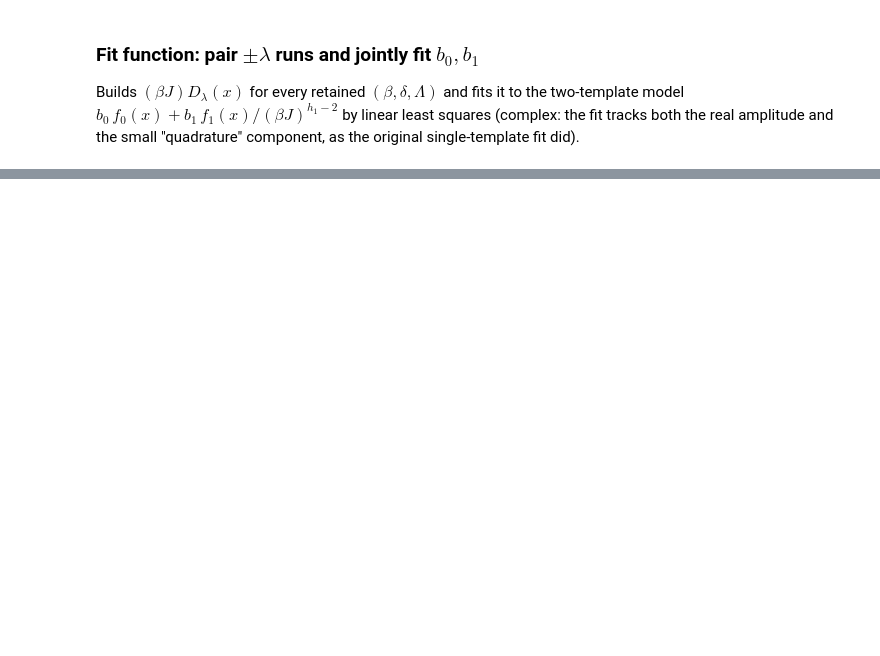
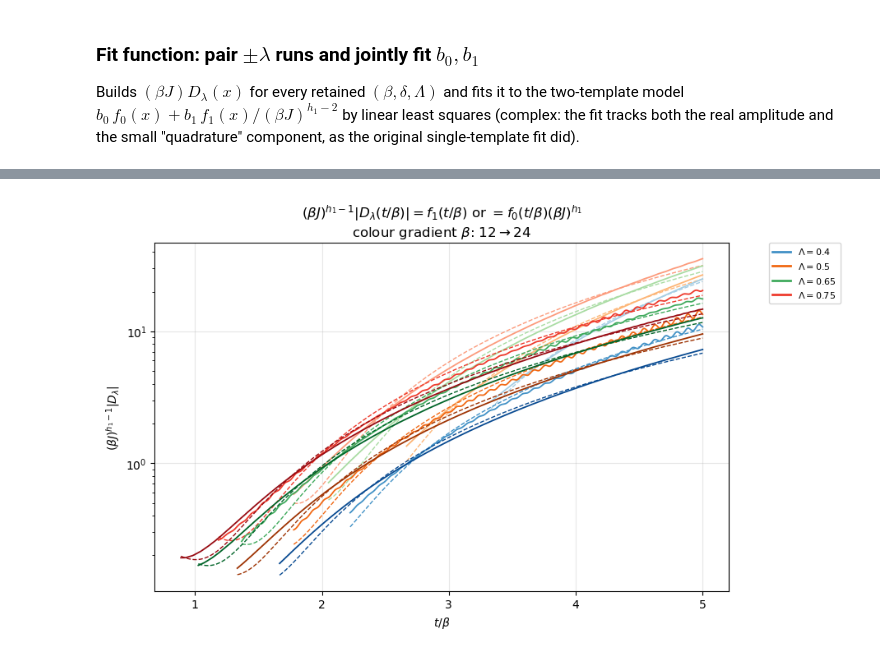
Before and after one commit to meabhallen/sykquench, a Jupyter notebook: syk_realtime_kernel.ipynb, the cells around one changed output, grey strips where cells are left out. Cells and saved outputs as stored; diff of their text form; code cells hidden in the pictures; blank space fills up the shorter version.

```diff
--- a/syk_realtime_kernel.ipynb
+++ b/syk_realtime_kernel.ipynb
@@ -784,3 +795,13 @@ df_kernel_odd = build_kernel_odd_response(
+# %%
+df_kernel_odd = build_kernel_odd_response(
+    beta_keep=beta_keep_kernel,
+    lambda_keep=lambda_keep,
+    delta_keep=delta_keep,
+    cutoff_keep=cutoff_keep,
+    beta_rescale=1
+)
+# %% [output]
+[figure, added]
 # %%
 # Rescaled by (beta J)^(h1-2) so that -- if the fit is good -- what's left
 # is ~ b1*f_1(t/beta). Thick = raw (b0 not subtracted); dashed = with
```
Also changed, not shown: parts of 7 cells of this notebook.
